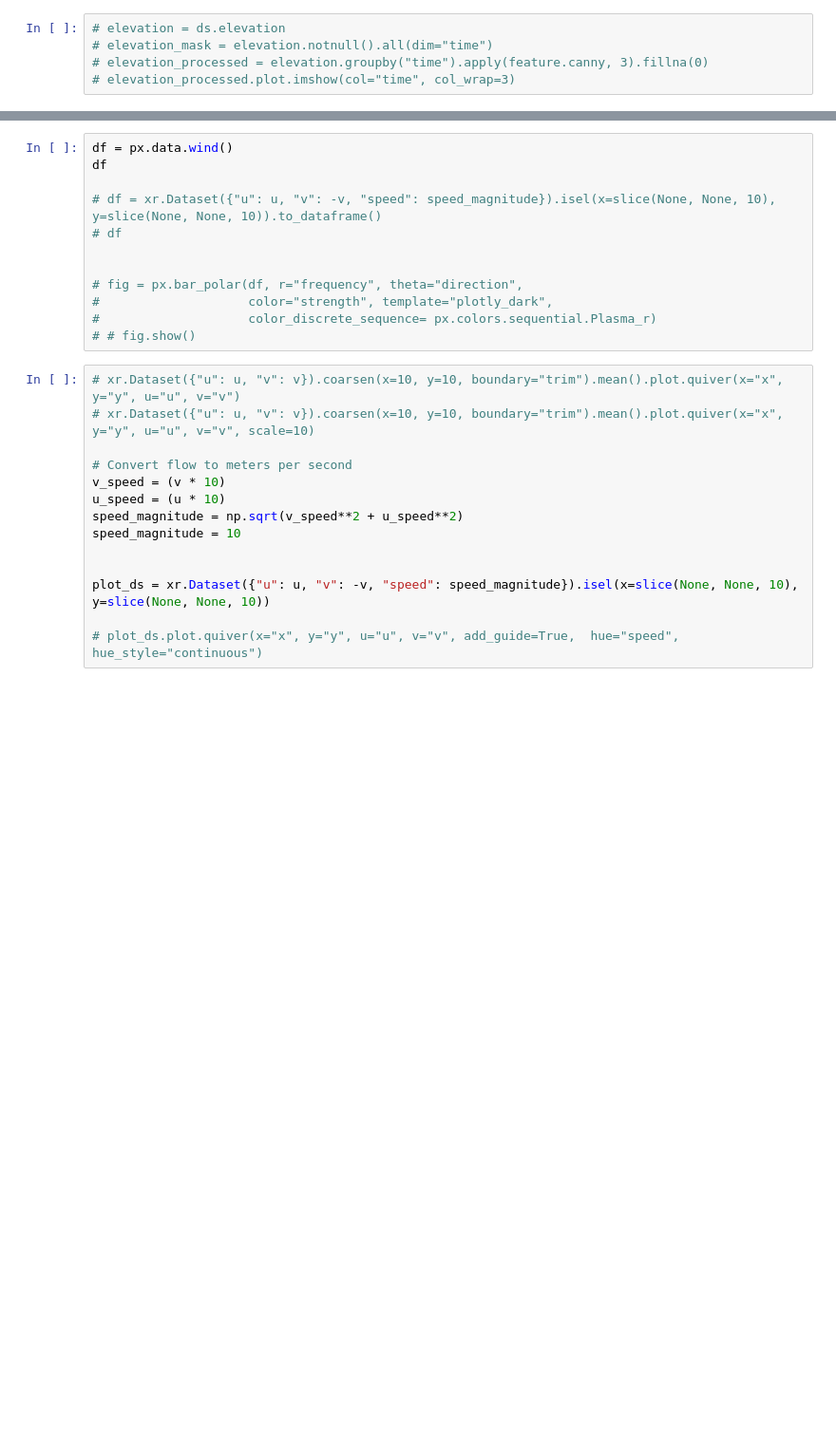
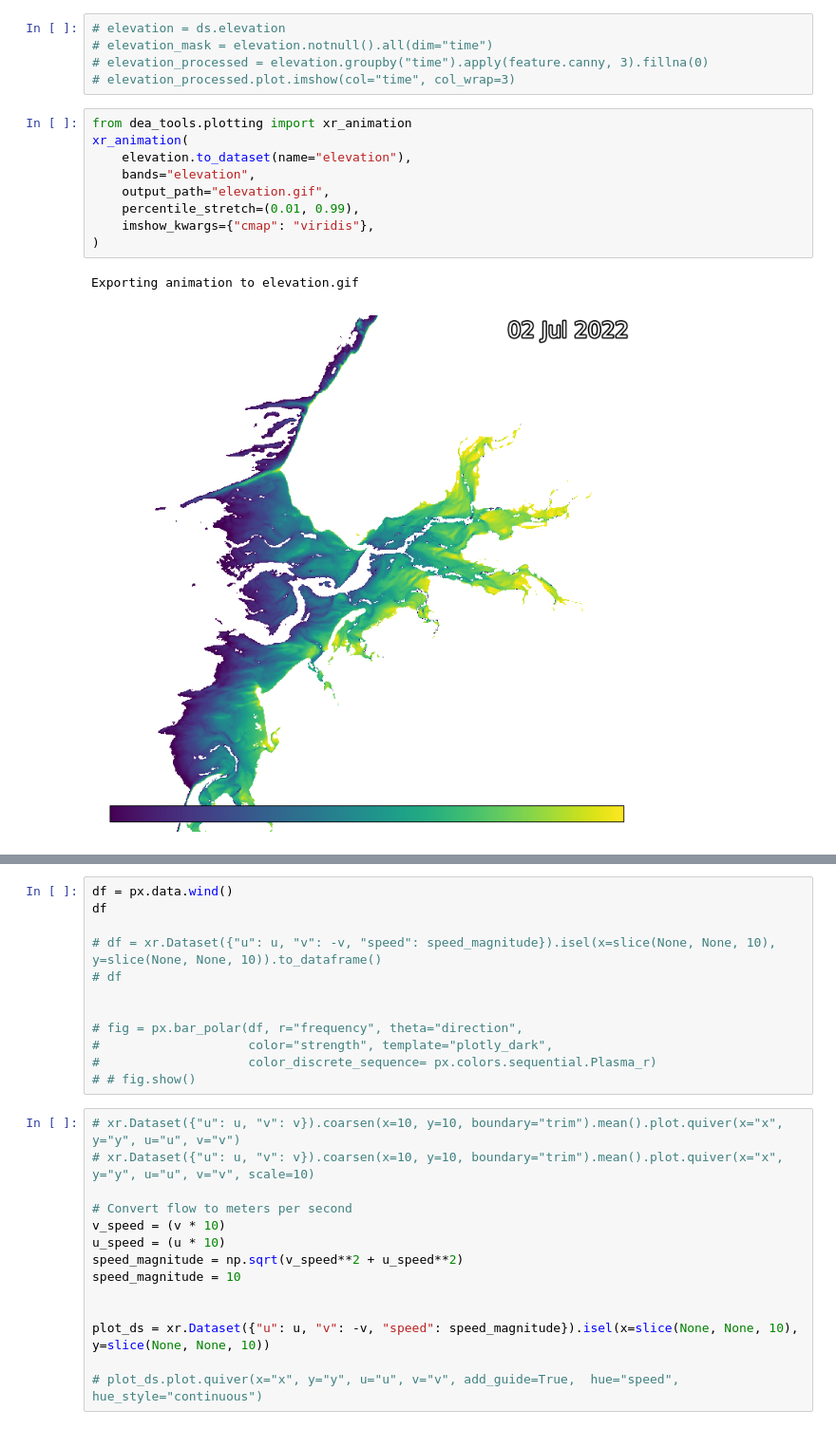
Before and after one commit to GeoscienceAustralia/dea-intertidal, a Jupyter notebook: notebooks/experimental/Intertidal_change_trajectory.ipynb, the cells around one changed output, grey strips where cells are left out. Shown at 95% size. Cells and saved outputs as stored; diff of their text form; blank space fills up the shorter version.

```diff
--- a/notebooks/experimental/Intertidal_change_trajectory.ipynb
+++ b/notebooks/experimental/Intertidal_change_trajectory.ipynb
@@ -138,6 +136,18 @@ elevation_processed.plot.imshow(col="time", col_wrap=3, robust=True)
 # elevation_mask = elevation.notnull().all(dim="time")
 # elevation_processed = elevation.groupby("time").apply(feature.canny, 3).fillna(0)
 # elevation_processed.plot.imshow(col="time", col_wrap=3)
+# %%
+from dea_tools.plotting import xr_animation
+xr_animation(
+    elevation.to_dataset(name="elevation"),
+    bands="elevation",
+    output_path="elevation.gif",
+    percentile_stretch=(0.01, 0.99),
+    imshow_kwargs={"cmap": "viridis"},
+)
+# %% [output]
+Exporting animation to elevation.gif
+[figure, added]
 # %%
 from dea_tools.plotting import xr_animation
 xr_animation(
```
Also changed, not shown: parts of 8 cells of this notebook, 3 other files.
